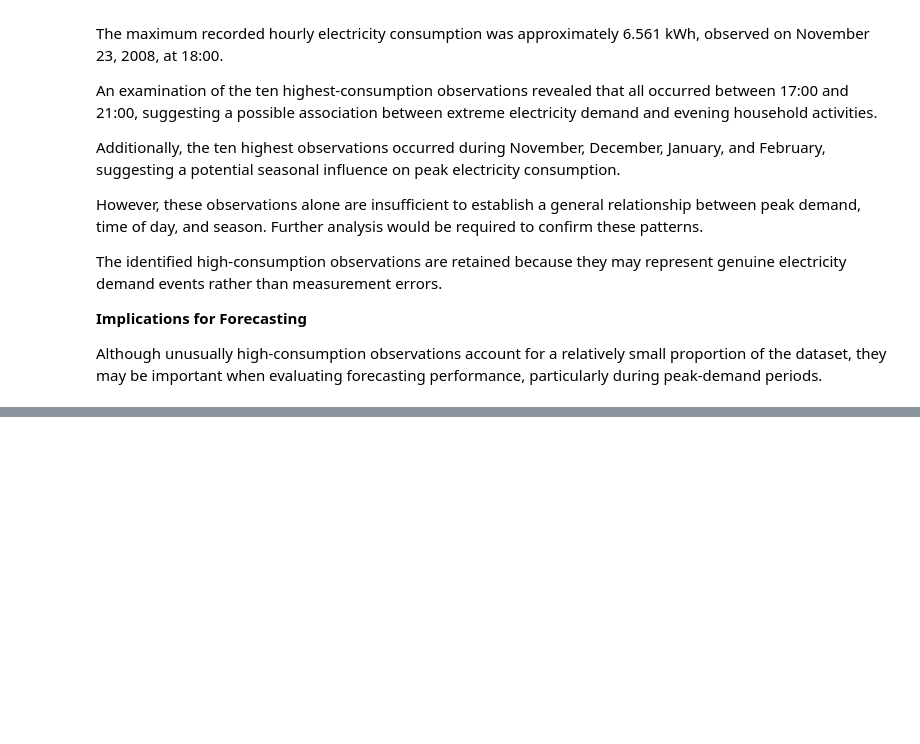
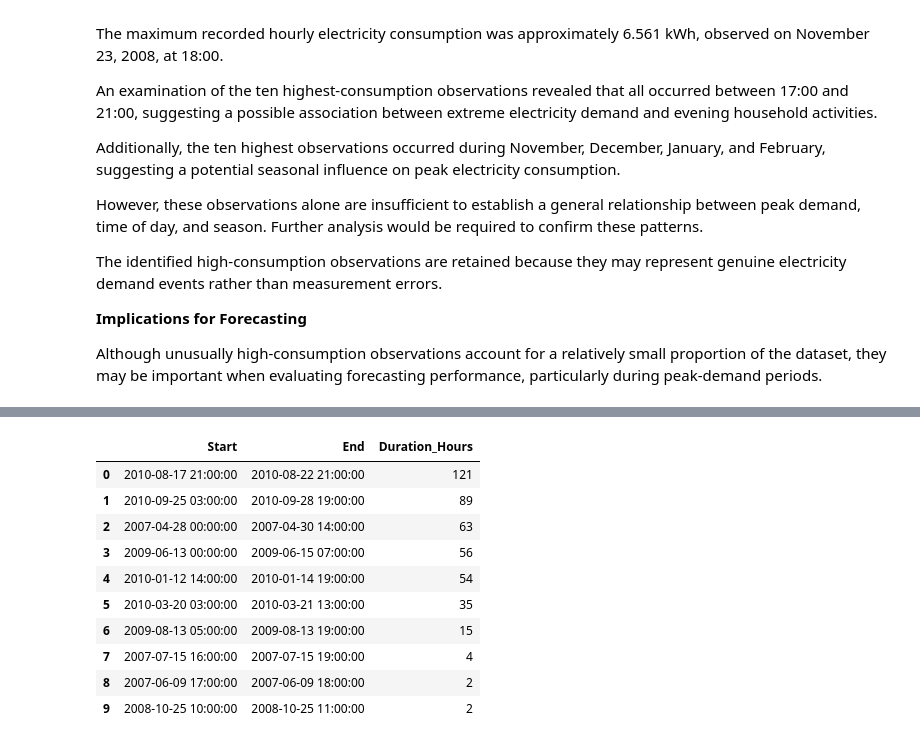
Before and after one commit to damisar/Household_Electricity_Consumption_Analysis_and_Forecasting, a Jupyter notebook: notebook/Household_Electricity_Consumption_Analysis_and_Forecasting.ipynb, the cells around one changed output, grey strips where cells are left out. Cells and saved outputs as stored; diff of their text form; code cells hidden in the pictures; blank space fills up the shorter version.

```diff
--- a/notebook/Household_Electricity_Consumption_Analysis_and_Forecasting.ipynb
+++ b/notebook/Household_Electricity_Consumption_Analysis_and_Forecasting.ipynb
@@ -2828,0 +3088,62 @@ Although unusually high-consumption observations account for a relatively small
+# %%
+
+# Section 6.2.3 - Investigate Consecutive Missing Hourly Periods
+
+import pandas as pd
+
+# Identify missing hourly observations
+missing_mask = forecast_series_regular.isna()
+
+# Identify consecutive groups of missing and valid hours
+group_ids = missing_mask.ne(missing_mask.shift()).cumsum()
+
+# Extract missing-hour periods
+missing_periods = (
+    pd.DataFrame({
+        "Datetime": forecast_series_regular.index,
+        "Missing": missing_mask.to_numpy(),
+        "Group": group_ids.to_numpy()
+    })
+    .loc[lambda df: df["Missing"]]
+    .groupby("Group")
+    .agg(
+        Start=("Datetime", "min"),
+        End=("Datetime", "max"),
+        Duration_Hours=("Missing", "size")
+    )
+    .reset_index(drop=True)
+)
+
+# Sort missing periods by duration
+missing_periods = missing_periods.sort_values(
+    "Duration_Hours",
+    ascending=False
+).reset_index(drop=True)
+
+print("MISSING HOURLY PERIOD ANALYSIS")
+print("-" * 50)
+
+print(f"Total missing hours: {missing_mask.sum():,}")
+print(f"Number of missing periods: {len(missing_periods):,}")
+
+if not missing_periods.empty:
+    print(
+        f"Longest consecutive gap: "
+        f"{missing_periods['Duration_Hours'].max():,} hours"
+    )
+
+    print(
+        f"Median gap duration: "
+        f"{missing_periods['Duration_Hours'].median():.1f} hours"
+    )
+
+    print(
+        f"Single-hour gaps: "
+        f"{(missing_periods['Duration_Hours'] == 1).sum():,}"
+    )
+
+    print("\nTOP 10 LONGEST MISSING PERIODS")
+    print("-" * 50)
+
+    display(missing_periods.head(10))
+# %% [output]
@@ -2828,0 +3160,11 @@ Although unusually high-consumption observations account for a relatively small
+|  | Start | End | Duration_Hours |
+| 0 | 2010-08-17 21:00:00 | 2010-08-22 21:00:00 | 121 |
+| 1 | 2010-09-25 03:00:00 | 2010-09-28 19:00:00 | 89 |
+| 2 | 2007-04-28 00:00:00 | 2007-04-30 14:00:00 | 63 |
+| 3 | 2009-06-13 00:00:00 | 2009-06-15 07:00:00 | 56 |
+| 4 | 2010-01-12 14:00:00 | 2010-01-14 19:00:00 | 54 |
+| 5 | 2010-03-20 03:00:00 | 2010-03-21 13:00:00 | 35 |
+| 6 | 2009-08-13 05:00:00 | 2009-08-13 19:00:00 | 15 |
+| 7 | 2007-07-15 16:00:00 | 2007-07-15 19:00:00 | 4 |
+| 8 | 2007-06-09 17:00:00 | 2007-06-09 18:00:00 | 2 |
+| 9 | 2008-10-25 10:00:00 | 2008-10-25 11:00:00 | 2 |
```
Also changed, not shown: parts of 21 cells of this notebook.
